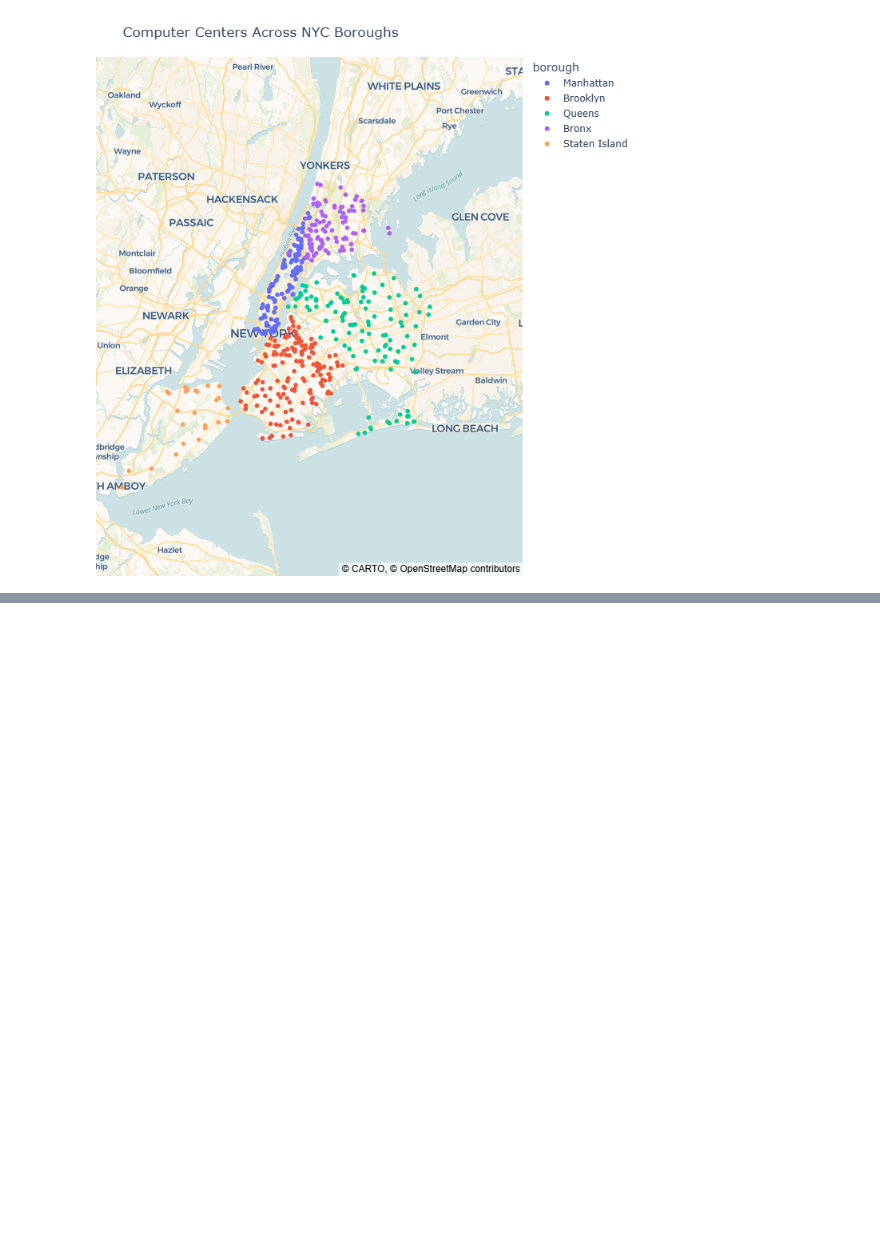
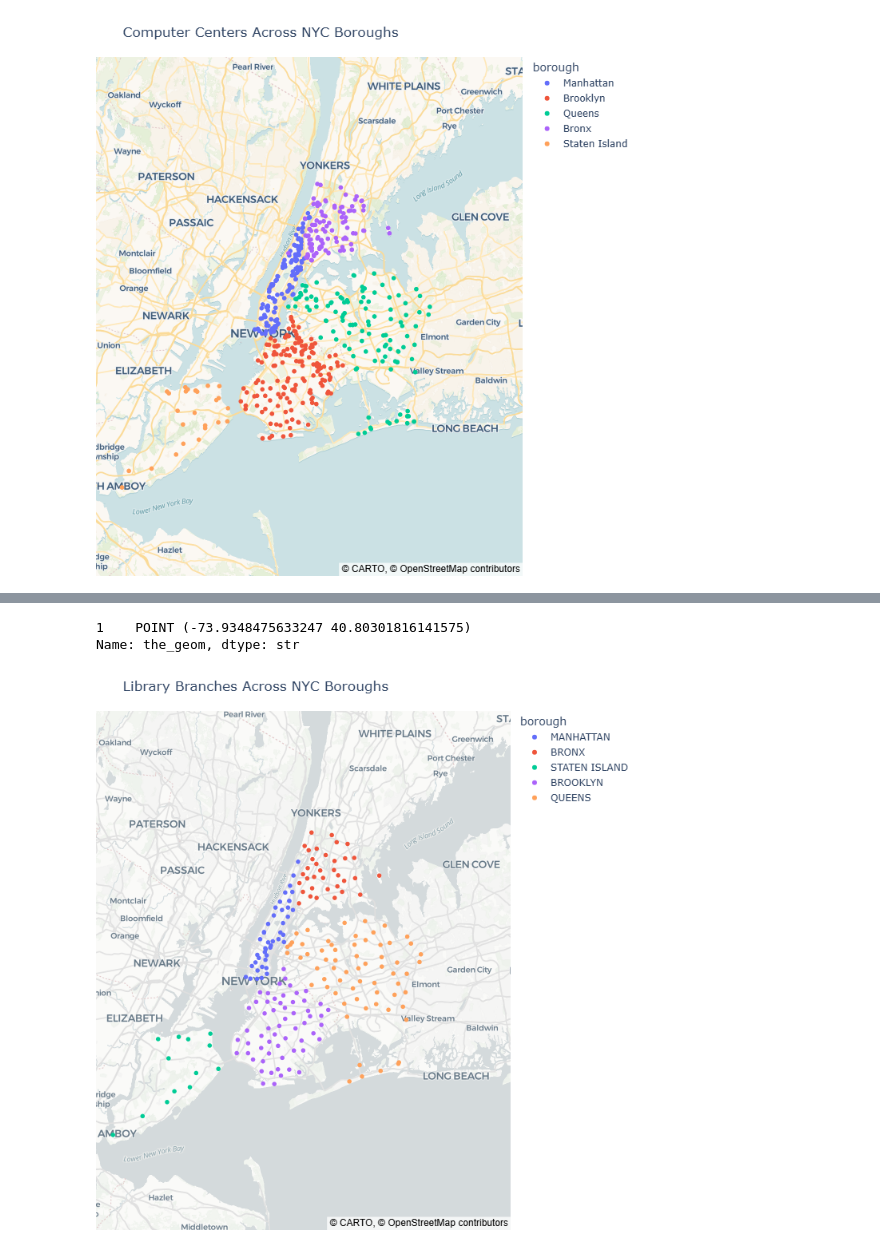
Before and after one commit to YasmineRaef/NYC_OpenSource_Literacy_rates, a Jupyter notebook: Literacy_rates.ipynb, the cells around one changed output, grey strips where cells are left out. Drawn from its saved outputs; the diff is of its cells as text; code cells hidden in the pictures; blank space fills up the shorter version.

```diff
--- a/Literacy_rates.ipynb
+++ b/Literacy_rates.ipynb
@@ -461,0 +464,3 @@ computer_centers_fig.write_html("computer_centers.html")
+# %%
+nyc_libs = pd.read_csv("Libraries_by_Borough.csv")
+nyc_libs.columns
@@ -461,0 +471,3 @@ computer_centers_fig.write_html("computer_centers.html")
+# %%
+nyc_libs.columns = nyc_libs.columns.str.lower()
+nyc_libs.columns
@@ -461,0 +498,16 @@ computer_centers_fig.write_html("computer_centers.html")
+# %%
+#Function for making the city names borough names instead...
+def city_to_borough(city):
+    city = city.strip().upper()
+    if(city == "BROOKLYN"):
+        return "BROOKLYN"
+    if(city == "NEW YORK"):
+        return "MANHATTAN"
+    if(city == "STATEN ISLAND"):
+        return "STATEN ISLAND"
+    if(city == "BRONX"):
+        return "BRONX"
+    return "QUEENS"
+
+nyc_libs["borough"] = nyc_libs["city"].apply(city_to_borough)
+nyc_libs
@@ -461,0 +546,5 @@ computer_centers_fig.write_html("computer_centers.html")
+# %%
+nyc_libs["the_geom"].sample()
+# %% [output]
+1    POINT (-73.9348475633247 40.80301816141575)
+Name: the_geom, dtype: str
@@ -461,0 +559,21 @@ computer_centers_fig.write_html("computer_centers.html")
+# %%
+lib_fig = px.scatter_map(
+    nyc_libs,
+    lat = "latitude",
+    lon = "longitude",
+    color = "borough",
+    hover_name = "name",
+    zoom = 9,
+    height = 700,
+    title = "Library Branches Across NYC Boroughs"
+)
+
+lib_fig.update_layout(
+    map_style = "carto-positron",
+    margin={"r":0,"t":50,"l":0,"b":0}
+)
+
+lib_fig.show()
+lib_fig.write_html("libraries.html")
+# %% [output]
+[figure, added]
```
Also changed, not shown: parts of 8 cells of this notebook, 6 other files.
